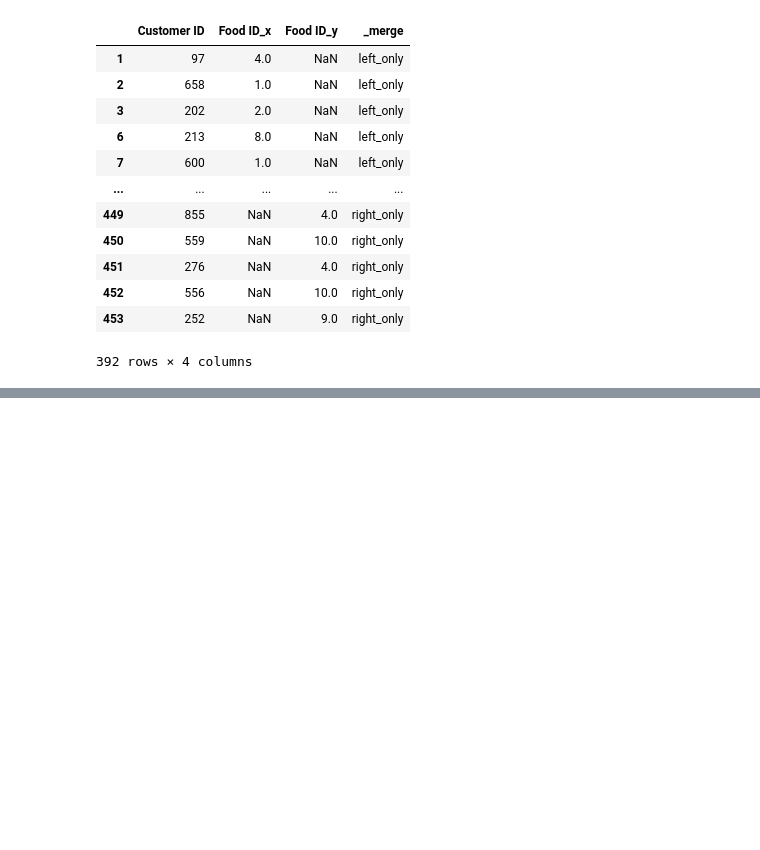
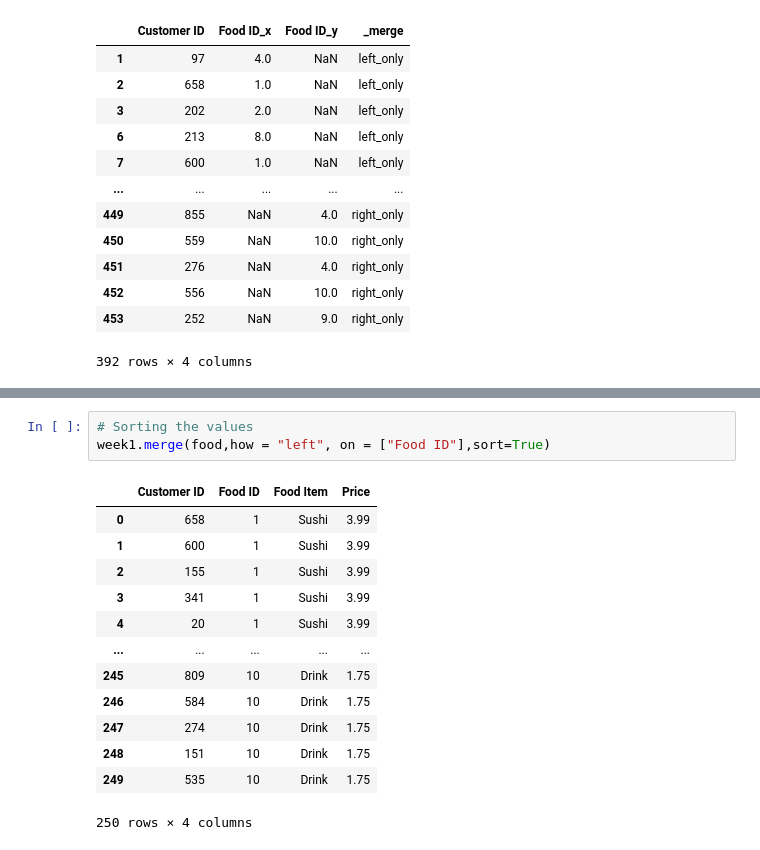
Before and after one commit to selfstarter39/ml_ds, a Jupyter notebook: data_wrangling/merge-pandas.ipynb, the cells around one changed output, grey strips where cells are left out. Drawn from its saved outputs; the diff is of its cells as text; blank space fills up the shorter version.

```diff
--- a/data_wrangling/merge-pandas.ipynb
+++ b/data_wrangling/merge-pandas.ipynb
@@ -365,0 +490,17 @@ outer_explicitdf[outer_explicitdf["_merge"] != "both"]
+# %%
+# Sorting the values
+week1.merge(food,how = "left", on = ["Food ID"],sort=True)
+# %% [output]
+|  | Customer ID | Food ID | Food Item | Price |
+| 0 | 658 | 1 | Sushi | 3.99 |
+| 1 | 600 | 1 | Sushi | 3.99 |
+| 2 | 155 | 1 | Sushi | 3.99 |
+| 3 | 341 | 1 | Sushi | 3.99 |
+| 4 | 20 | 1 | Sushi | 3.99 |
+| ... | ... | ... | ... | ... |
+| 245 | 809 | 10 | Drink | 1.75 |
+| 246 | 584 | 10 | Drink | 1.75 |
+| 247 | 274 | 10 | Drink | 1.75 |
+| 248 | 151 | 10 | Drink | 1.75 |
+| 249 | 535 | 10 | Drink | 1.75 |
+250 rows × 4 columns
```
Also changed, not shown: parts of 16 cells of this notebook.
